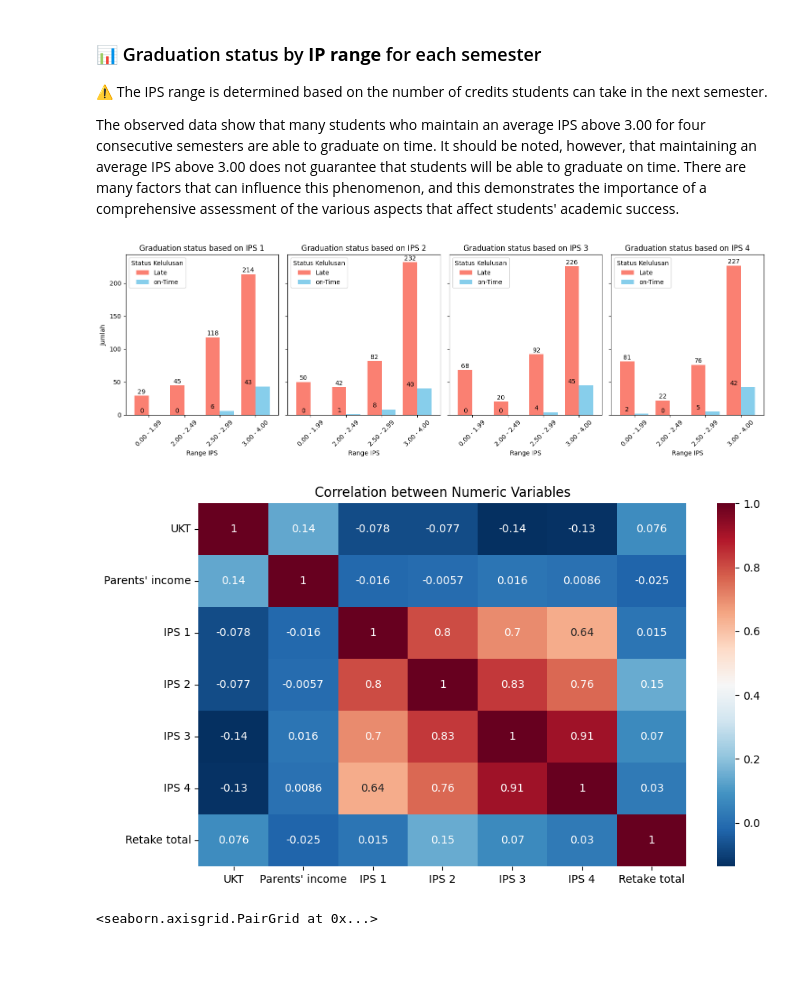
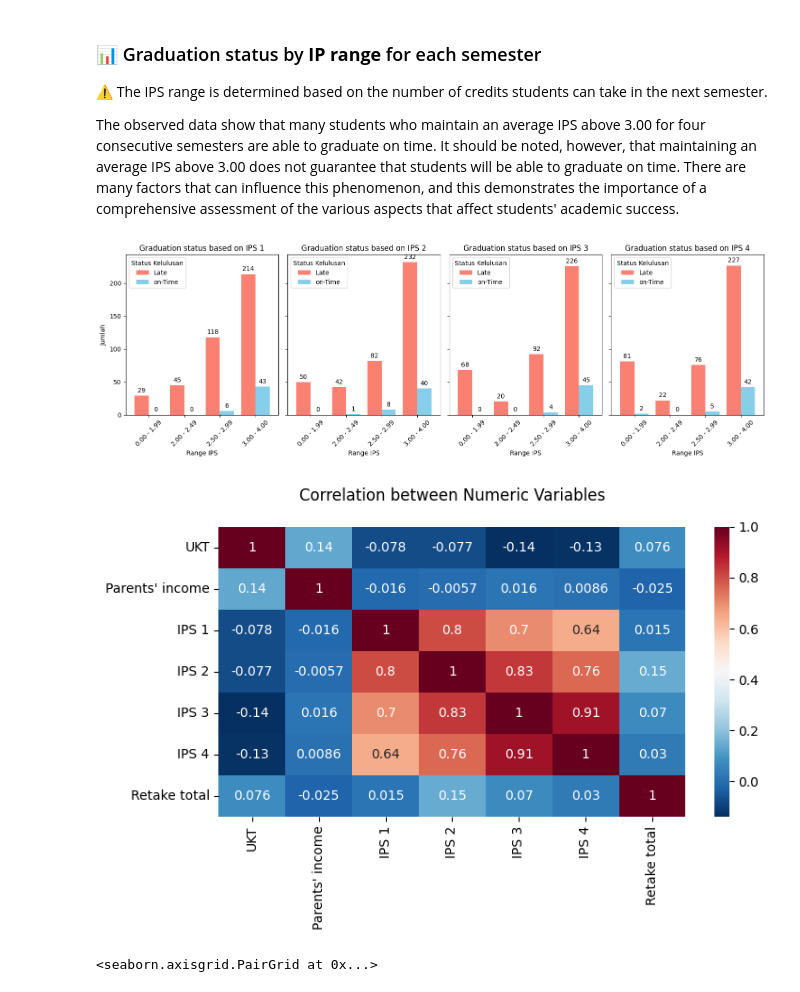
Before and after one commit to janasatvika/Exploratory-Data-Analysis-and-Modeling-for-on-Time-Graduation-Prediction, a Jupyter notebook: Notebook/EDA_and_Modeling.ipynb, the cells around one changed output. Saved outputs shown, nothing was run; the diff lists cells and outputs as text; code cells hidden in the pictures; blank space fills up the shorter version.

```diff
--- a/Notebook/EDA_and_Modeling.ipynb
+++ b/Notebook/EDA_and_Modeling.ipynb
@@ -405,6 +405,16 @@ WARNING:matplotlib.text:posx and posy should be finite values
 
 The observed data show that many students who maintain an average IPS above 3.00 for four consecutive semesters are able to graduate on time. It should be noted, however, that maintaining an average IPS above 3.00 does not guarantee that students will be able to graduate on time. There are many factors that can influence this phenomenon, and this demonstrates the importance of a comprehensive assessment of the various aspects that affect students' academic success.
 # %%
+# Function to add labels on top of bars
+def autolabel(rects, ax):
+    for rect in rects:
+        height = rect.get_height()
+        ax.annotate('{}'.format(height),
+                    xy=(rect.get_x() + rect.get_width() / 2, height),
+                    xytext=(0, 3),  # 3 points vertical offset
+                    textcoords="offset points",
+                    ha='center', va='bottom')
+
 # Function to get the IPS range
 def get_ip_range(ip):
     try:
@@ -449,44 +459,39 @@ def plot_grouped_bar_chart(df):
         bars = data.plot(kind='bar', ax=ax, color=colors, width=0.8)
 
         # Add labels for each bar
-        for bar, (on_time, late) in zip(bars.patches, zip(data['on-Time'], data['Late'])):
-            total = on_time + late
-            bar_height = bar.get_height()
+        autolabel(bars.patches, ax)
 
-            # Add label for "On-Time" above the bar
-            ax.text(bar.get_x() + bar.get_width() / 2, on_time + 1, f'{on_time}',
-                    ha='center', va='bottom', color='black', fontsize=10)
-
-            # Add label for "Late" above the bar
-            ax.text(bar.get_x() + bar.get_width() / 2, late + 1, f'{late}',
-                    ha='center', va='bottom', color='black', fontsize=10)
         # Set title, axis labels, and legend
         ax.set_title(f'Graduation status based on {semester}')
         ax.set_xlabel('Range IPS')
         ax.set_ylabel('Jumlah')
         ax.set_xticklabels(data.index, rotation=45)
         ax.legend(title='Status Kelulusan')
+
     # Adjust layout for a cleaner appearance
     plt.tight_layout()
     # Display the plot
     plt.show()
-# You can now use this function by creating your own DataFrame
+
+# Use the function to plot the grouped bar chart
 plot_grouped_bar_chart(df)
 # %% [output]
-[figure, old version]
+[figure, new version]
 # %%
+# List of numeric features to be used for correlation calculation
+numeric_column = ["UKT","Parents' income","IPS 1","IPS 2","IPS 3", "IPS 4", "Retake total"]
 # Calculate the Pearson correlation matrix
-corr_pearson = df.corr()
+corr_pearson = df[numeric_column].corr()
 # Create a figure and set its size
-plt.figure(figsize=(10, 6))
+plt.figure(figsize=(8, 4))
 # Create the heatmap using seaborn
 sns.heatmap(corr_pearson, cmap="RdBu_r", annot=True)
 # Add a title to the plot
-plt.title('Correlation between Numeric Variables')
+plt.title('Correlation between Numeric Variables', pad=20)
 # Display the plot
 plt.show()
 # %% [output]
-[figure, old version]
+[figure, new version]
 # %%
 # Create pairplot
 """
```
